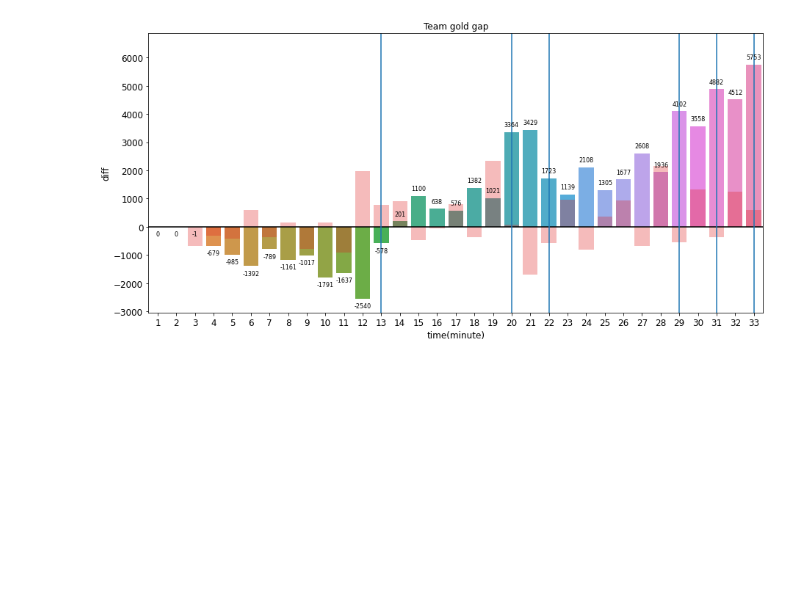
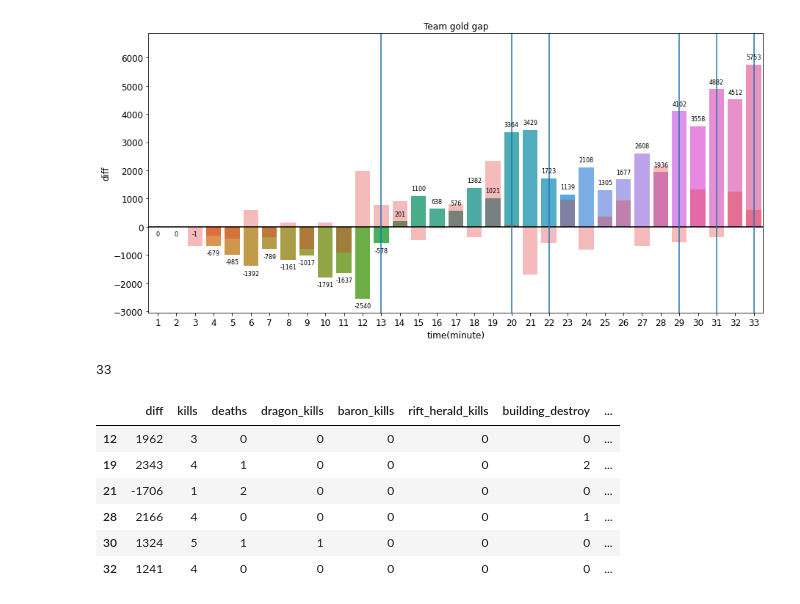
Before and after one commit to uowol/Project_LoLStatistics, a Jupyter notebook: GOLD.ipynb, the cells around one changed output. Drawn from its saved outputs; the diff is of its cells as text; code cells hidden in the pictures; blank space fills up the shorter version.

```diff
--- a/GOLD.ipynb
+++ b/GOLD.ipynb
@@ -125,0 +106,5 @@ for i in df_diff[abs(df_diff["diff"]) >= 1000].index:   # 1000골드 이상의
+# %%
+len(df_diff)
+len(events[1:])
+# %% [output]
+33
@@ -125,0 +155,11 @@ for i in df_diff[abs(df_diff["diff"]) >= 1000].index:   # 1000골드 이상의
+# %%
+idx_large_diff = df_diff[abs(df_diff["diff"]) >= 1000].index
+df_diff.loc[idx_large_diff]
+# %% [output]
+|  | diff | kills | deaths | dragon_kills | baron_kills | rift_herald_kills | building_destroy | ... |
+| 12 | 1962 | 3 | 0 | 0 | 0 | 0 | 0 | ... |
+| 19 | 2343 | 4 | 1 | 0 | 0 | 0 | 2 | ... |
+| 21 | -1706 | 1 | 2 | 0 | 0 | 0 | 0 | ... |
+| 28 | 2166 | 4 | 0 | 0 | 0 | 0 | 1 | ... |
+| 30 | 1324 | 5 | 1 | 1 | 0 | 0 | 0 | ... |
+| 32 | 1241 | 4 | 0 | 0 | 0 | 0 | 0 | ... |
```
Also changed, not shown: parts of 6 cells of this notebook, 4 other files.
